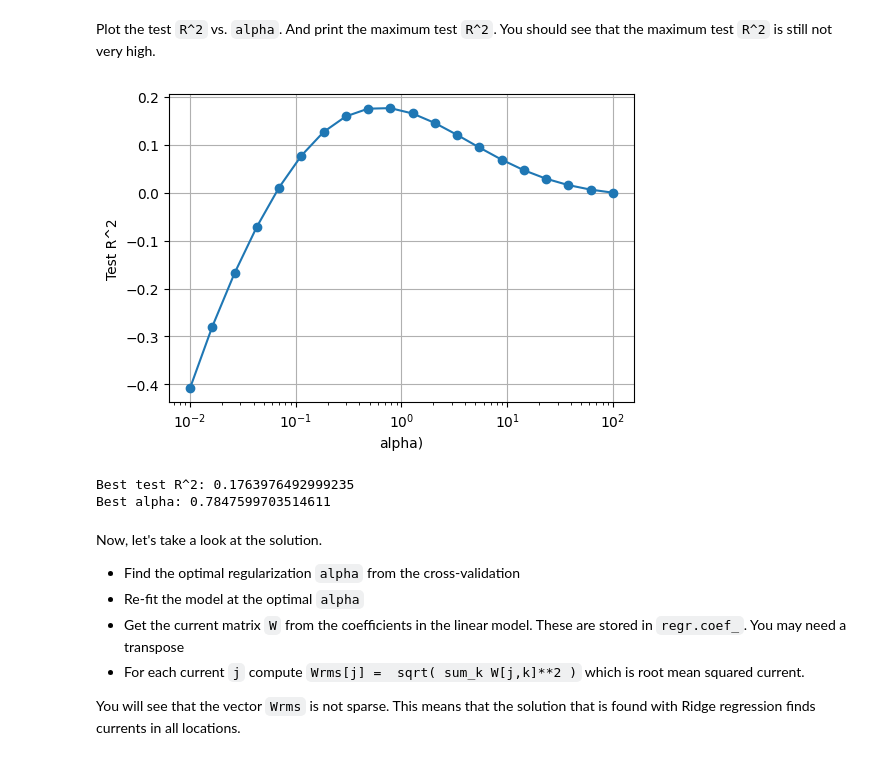
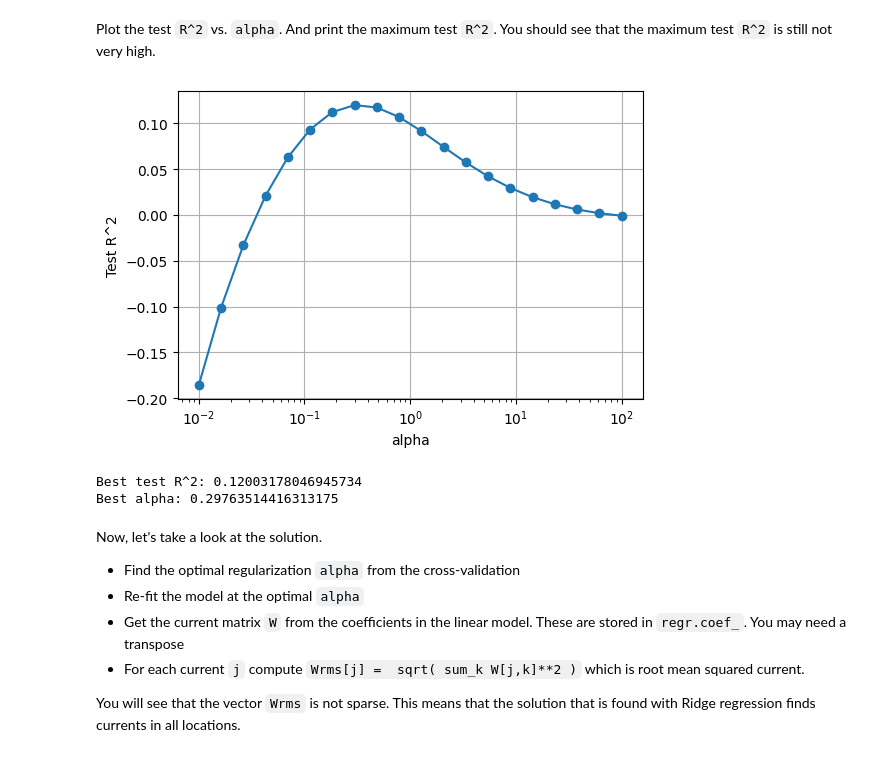
Before and after one commit to IrisLiu07311370/ML, a Jupyter notebook: unit05_lasso/lab_eeg_partial.ipynb, the cells around one changed output. Cells and saved outputs as stored; diff of their text form; code cells hidden in the pictures.

```diff
--- a/unit05_lasso/lab_eeg_partial.ipynb
+++ b/unit05_lasso/lab_eeg_partial.ipynb
@@ -107,7 +107,7 @@ First split the data into training and test.  Use the `train_test_split` functio
 
 from sklearn.model_selection import train_test_split
 
-Xtr, Xts, Ytr, Yts = train_test_split(X, Y, test_size=0.33)
+Xtr, Xts, Ytr, Yts = train_test_split(X, Y, test_size=0.33, shuffle=True, random_state=3)
 
 print("Training X shape:", Xtr.shape, "Training Y shape:", Ytr.shape)
 print("Test X shape:", Xts.shape, "Test Y shape:", Yts.shape)
@@ -170,19 +168,19 @@ Plot the test `R^2` vs. `alpha`.  And print the maximum test `R^2`.  You should
 # %%
 # TODO
 
 plt.figure(figsize=(6, 4))
 plt.semilogx(alphas, r2_test_scores, marker='o')
-plt.xlabel("alpha)")
+plt.xlabel("alpha")
 plt.ylabel("Test R^2")
 plt.grid(True)
 plt.show()
 
 print("Best test R^2:", r2_test_scores.max())
 print("Best alpha:", alphas[r2_test_scores.argmax()])
 # %% [output]
-[figure, old version]
+[figure, new version]
-Best test R^2: 0.1763976492999235
-Best alpha: 0.7847599703514611
+Best test R^2: 0.12003178046945734
+Best alpha: 0.29763514416313175
 # %% [markdown]
 Now, let's take a look at the solution.
 
```
Also changed, not shown: parts of 5 cells of this notebook.
